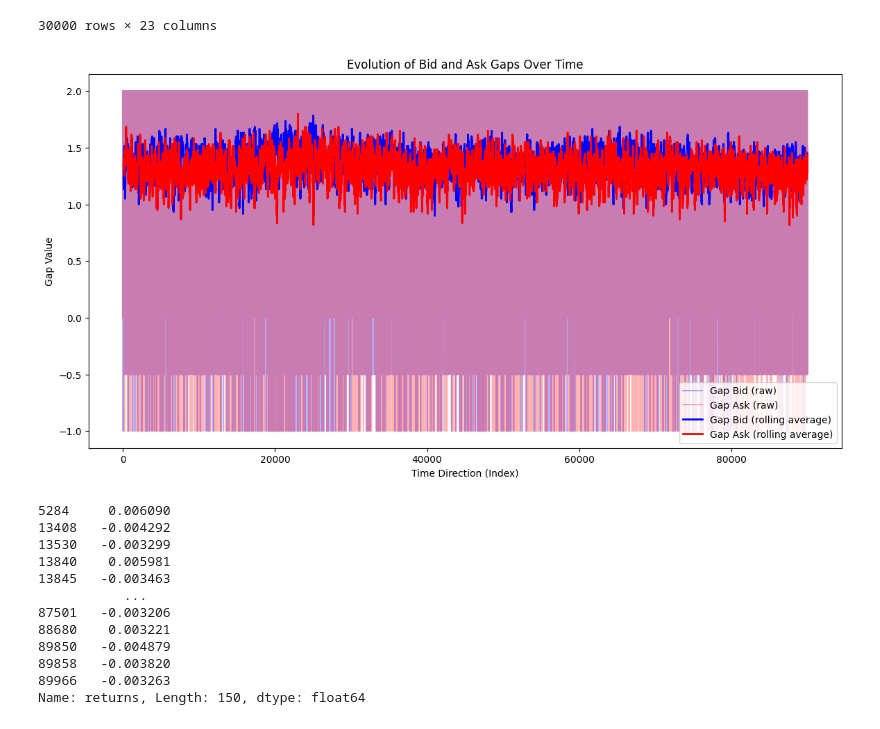
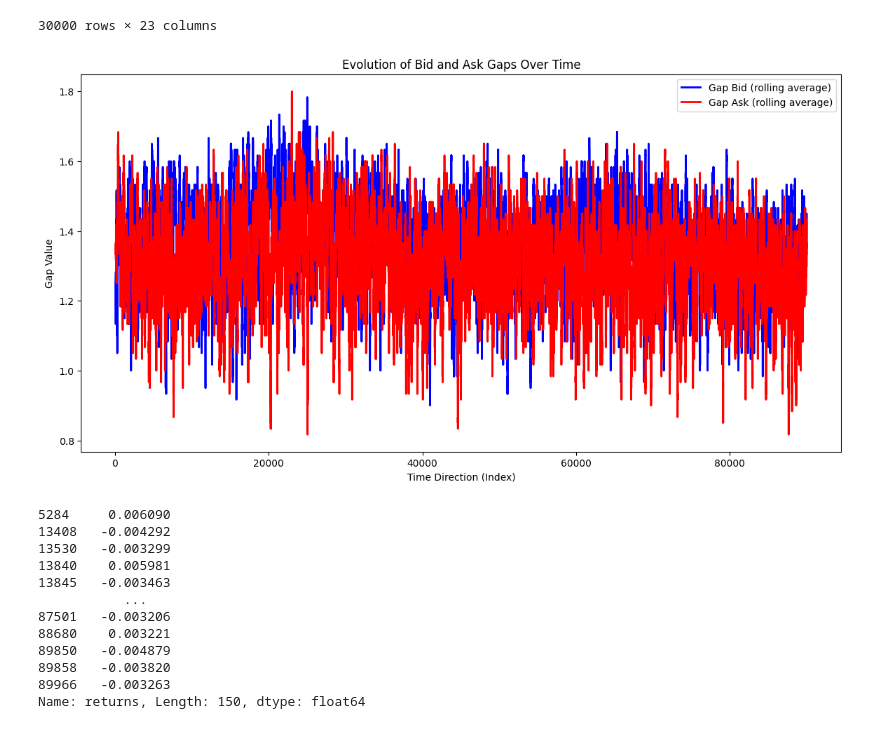
Before and after one commit to UlrichVestuche/IMC-Prosperity-3, a Jupyter notebook: Round_1/Misha/data.ipynb, the cells around one changed output. Saved outputs shown, nothing was run; the diff lists cells and outputs as text; code cells hidden in the pictures.

```diff
--- a/Round_1/Misha/data.ipynb
+++ b/Round_1/Misha/data.ipynb
@@ -1104,30 +1440,30 @@ df_temp
 # %%
 import pandas as pd
 import numpy as np
 import matplotlib.pyplot as plt
 
 # Make an explicit copy of the DataFrame to avoid SettingWithCopyWarning
 df_temp = df_ink.copy()
 
 # We assume that the DataFrame index already represents the time direction.
 # Compute rolling averages on the gaps:
 df_temp.loc[:, 'gap_bid_ma'] = df_temp['gap_bid'].rolling(window=30).mean()
 df_temp.loc[:, 'gap_ask_ma'] = df_temp['gap_ask'].rolling(window=30).mean()
 
 # Plot the raw gap values and the rolling averages
 plt.figure(figsize=(14, 7))
-plt.plot(df_temp.index, df_temp['gap_bid'], label='Gap Bid (raw)', alpha=0.3, color='blue')
-plt.plot(df_temp.index, df_temp['gap_ask'], label='Gap Ask (raw)', alpha=0.3, color='red')
+#plt.plot(df_temp.index, df_temp['gap_bid'], label='Gap Bid (raw)', alpha=0.3, color='blue')
+#plt.plot(df_temp.index, df_temp['gap_ask'], label='Gap Ask (raw)', alpha=0.3, color='red')
 plt.plot(df_temp.index, df_temp['gap_bid_ma'], label='Gap Bid (rolling average)', linewidth=2, color='blue')
 plt.plot(df_temp.index, df_temp['gap_ask_ma'], label='Gap Ask (rolling average)', linewidth=2, color='red')
 
 plt.title("Evolution of Bid and Ask Gaps Over Time")
 plt.xlabel("Time Direction (Index)")
 plt.ylabel("Gap Value")
 plt.legend()
 plt.show()
 # %% [output]
-[figure, old version]
+[figure, new version]
 # %%
 std_outliers
 # %% [output]
```
Also changed, not shown: parts of 13 cells of this notebook, 1 other file.
